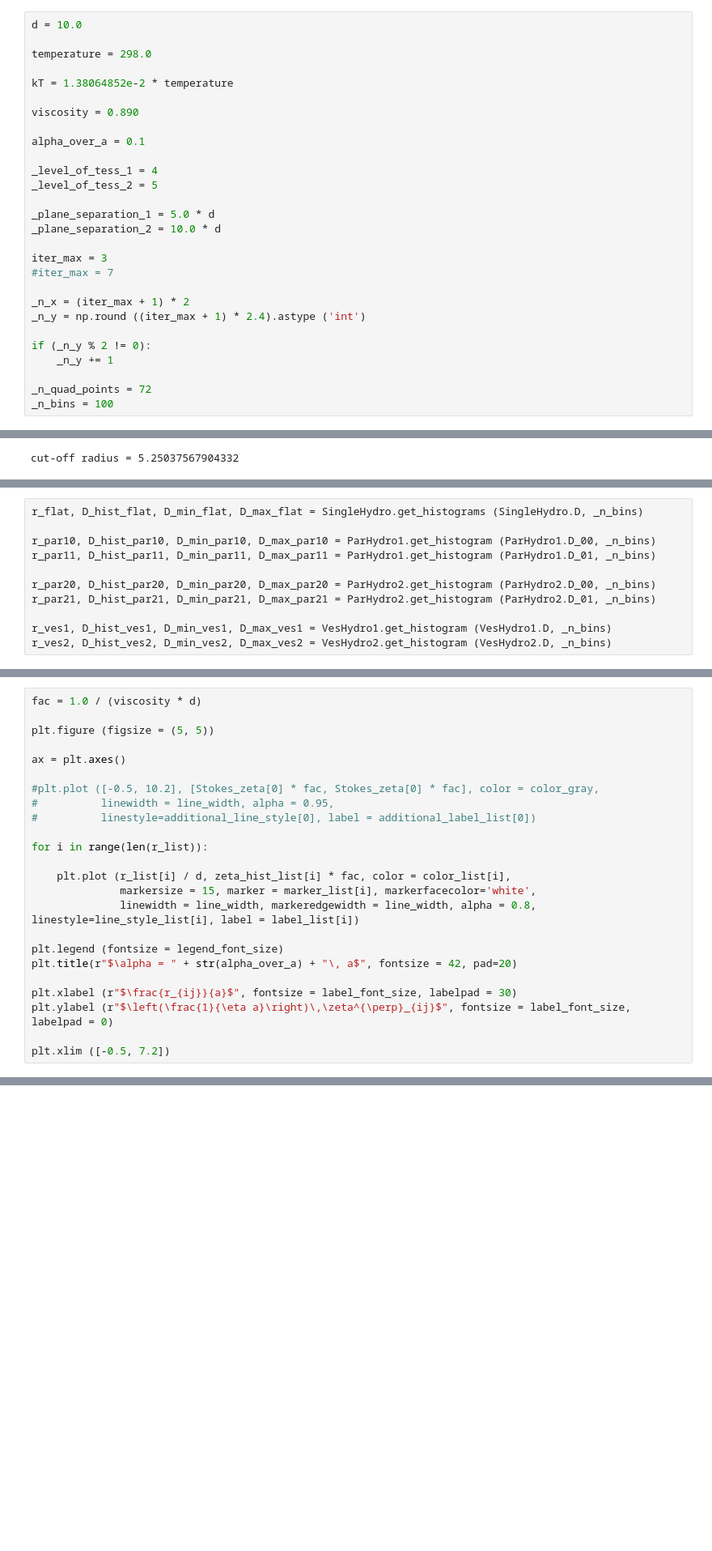
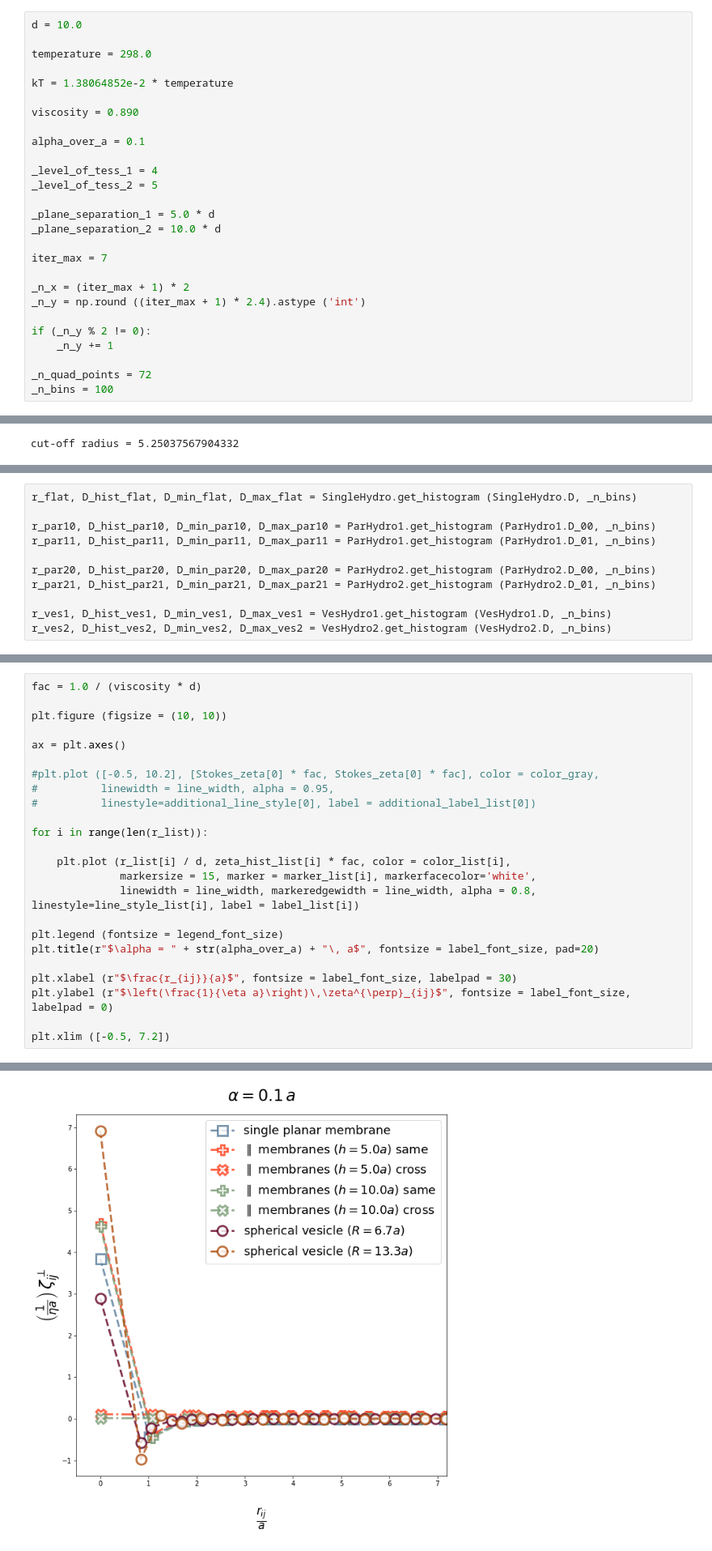
Before and after one commit to noegroup/membrane_kinetics, a Jupyter notebook: diffusion_tensors/compiled_diffusion_friction_tensor.ipynb, the cells around one changed output, grey strips where cells are left out. Shown at 81% size. Cells and saved outputs as stored; diff of their text form; blank space fills up the shorter version.

```diff
--- a/diffusion_tensors/compiled_diffusion_friction_tensor.ipynb
+++ b/diffusion_tensors/compiled_diffusion_friction_tensor.ipynb
@@ -23,8 +23,7 @@ _level_of_tess_2 = 5
 _plane_separation_1 = 5.0 * d
 _plane_separation_2 = 10.0 * d
 
-iter_max = 3
-#iter_max = 7
+iter_max = 7
 
 _n_x = (iter_max + 1) * 2
 _n_y = np.round ((iter_max + 1) * 2.4).astype ('int')
@@ -98,7 +107,7 @@ r_par21, zeta_hist_par21, zeta_min_par21, zeta_max_par21 = ParHydro2.get_histogr
 r_ves1, zeta_hist_ves1, zeta_min_ves1, zeta_max_ves1 = VesHydro1.get_histogram (VesHydro1.zeta, _n_bins)
 r_ves2, zeta_hist_ves2, zeta_min_ves2, zeta_max_ves2 = VesHydro2.get_histogram (VesHydro2.zeta, _n_bins)
 # %%
-r_flat, D_hist_flat, D_min_flat, D_max_flat = SingleHydro.get_histograms (SingleHydro.D, _n_bins)
+r_flat, D_hist_flat, D_min_flat, D_max_flat = SingleHydro.get_histogram (SingleHydro.D, _n_bins)
 
 r_par10, D_hist_par10, D_min_par10, D_max_par10 = ParHydro1.get_histogram (ParHydro1.D_00, _n_bins)
 r_par11, D_hist_par11, D_min_par11, D_max_par11 = ParHydro1.get_histogram (ParHydro1.D_01, _n_bins)
@@ -158,7 +167,7 @@ line_width = 3
 # %%
 fac = 1.0 / (viscosity * d)
 
-plt.figure (figsize = (5, 5))
+plt.figure (figsize = (10, 10))
 
 ax = plt.axes()
 
@@ -173,9 +182,10 @@ for i in range(len(r_list)):
               linewidth = line_width, markeredgewidth = line_width, alpha = 0.8, linestyle=line_style_list[i], label = label_list[i])
 
 plt.legend (fontsize = legend_font_size)
-plt.title(r"$\alpha = " + str(alpha_over_a) + "\, a$", fontsize = 42, pad=20)
+plt.title(r"$\alpha = " + str(alpha_over_a) + "\, a$", fontsize = label_font_size, pad=20)
 
 plt.xlabel (r"$\frac{r_{ij}}{a}$", fontsize = label_font_size, labelpad = 30)
 plt.ylabel (r"$\left(\frac{1}{\eta a}\right)\,\zeta^{\perp}_{ij}$", fontsize = label_font_size, labelpad = 0)
 
 plt.xlim ([-0.5, 7.2])
+# %% [output]
@@ -182,3 +193,4 @@ plt.xlim ([-0.5, 7.2])
+[figure, added]
 # %%
 fac =  viscosity * d / kT
 
```
Also changed, not shown: parts of 5 cells of this notebook.
